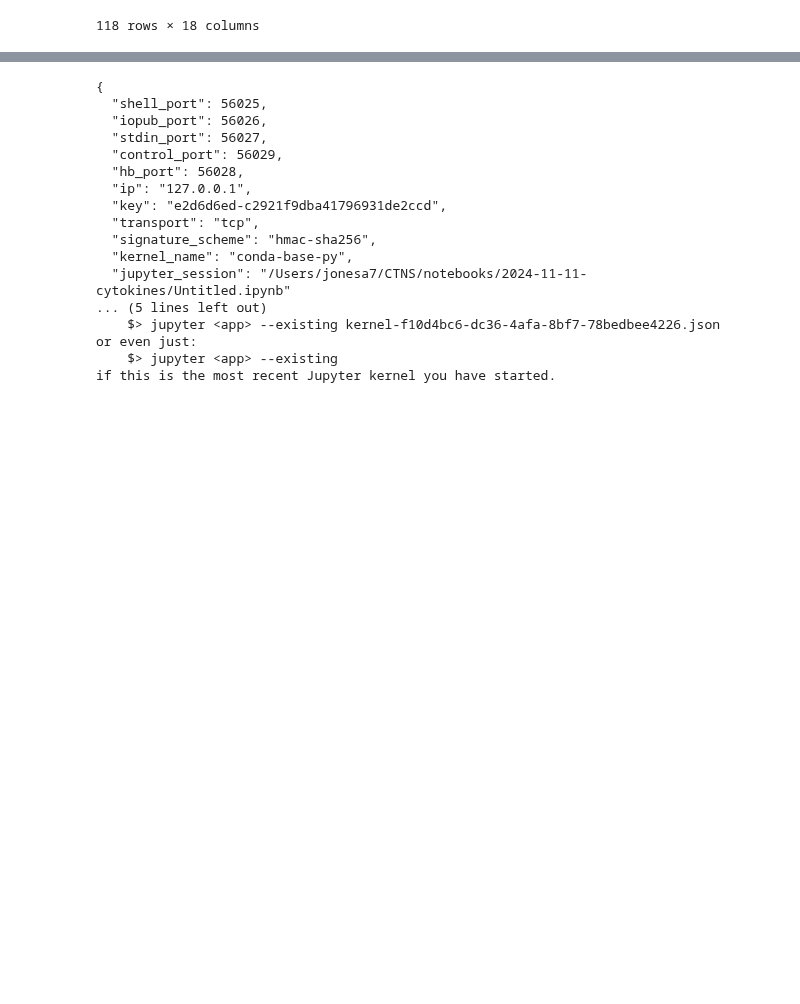
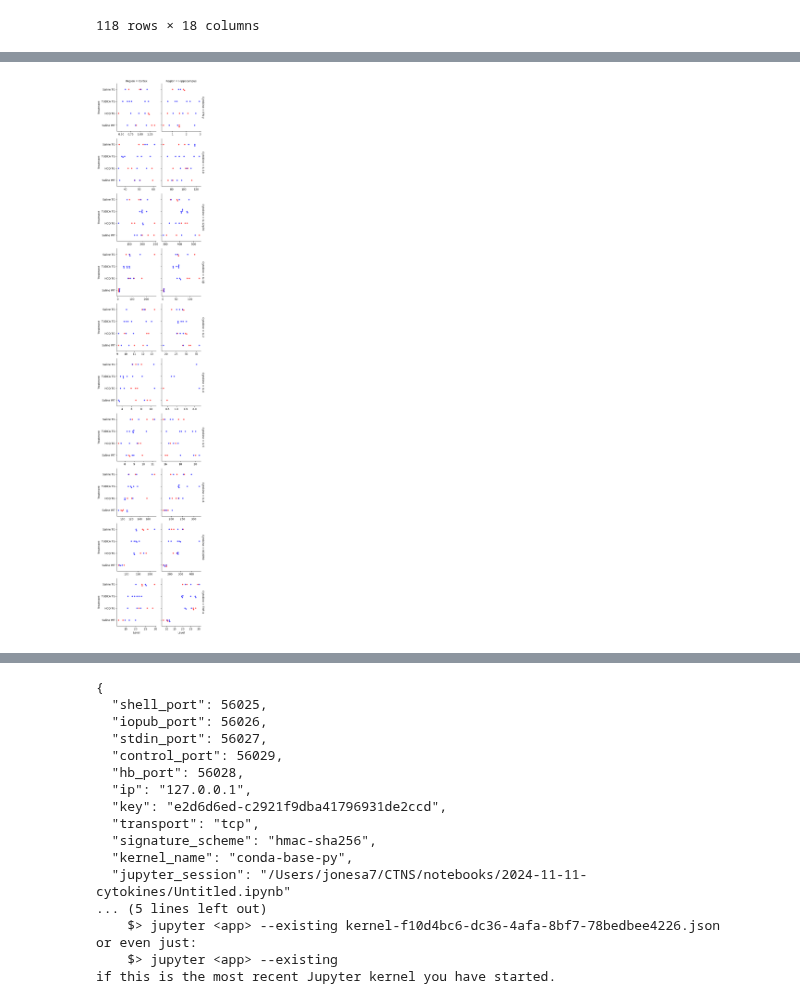
Before and after one commit to attilagk/CTNS-notebook, a Jupyter notebook: 2024-11-11-cytokines/2024-11-11-cytokines.ipynb, the cells around one changed output, grey strips where cells are left out. Cells and saved outputs as stored; diff of their text form; code cells hidden in the pictures; blank space fills up the shorter version.

```diff
--- a/2024-11-11-cytokines/2024-11-11-cytokines.ipynb
+++ b/2024-11-11-cytokines/2024-11-11-cytokines.ipynb
@@ -90,0 +113,5 @@ data_CO28152
+# %%
+df = take_sel_treatments(data_CO28152, ['Saline TG', 'TUDCA TG', 'HCQ TG', 'Saline WT'])
+g = plot_data(df)
+# %% [output]
+[figure, added]
```
Also changed, not shown: parts of 9 cells of this notebook.
